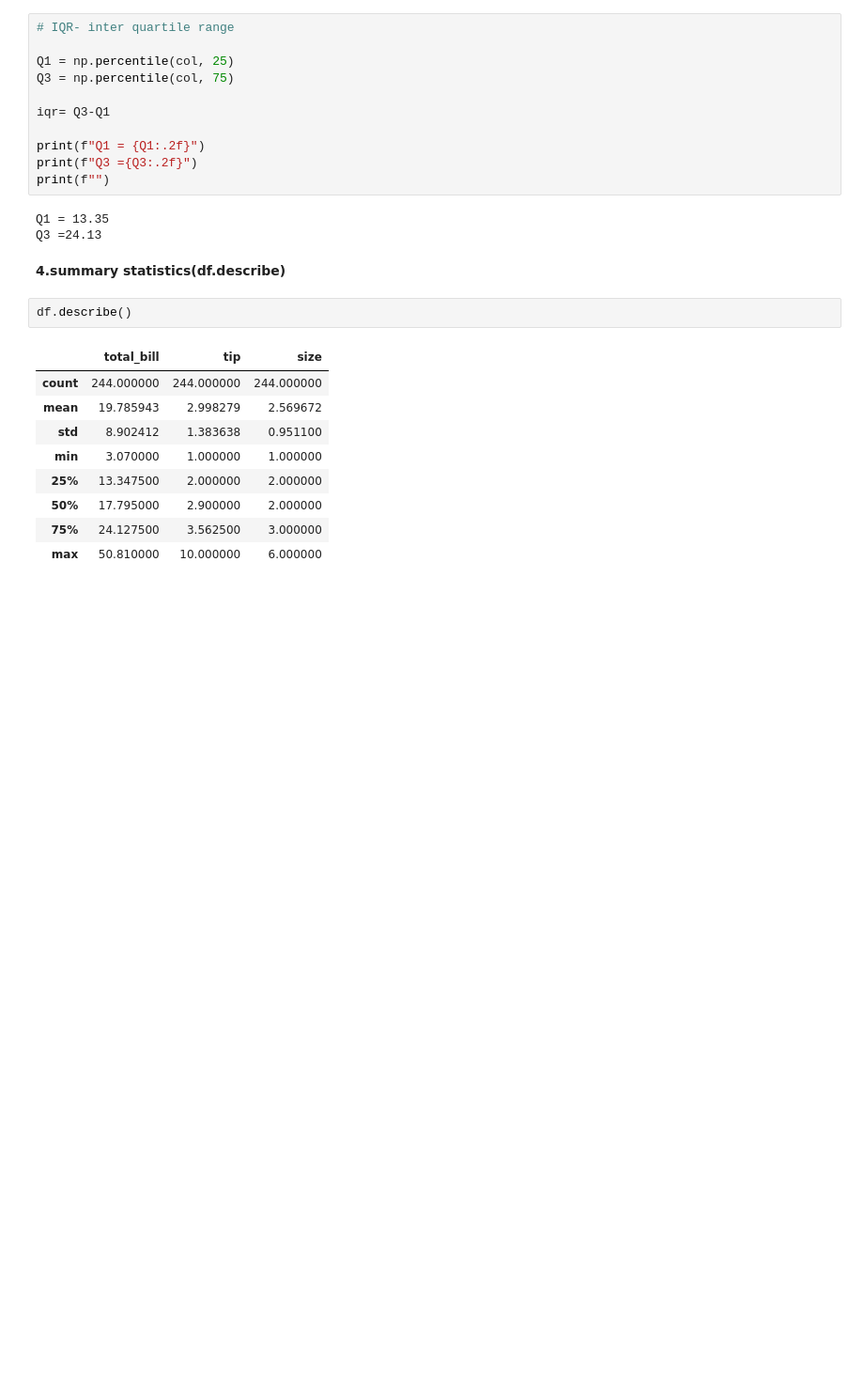
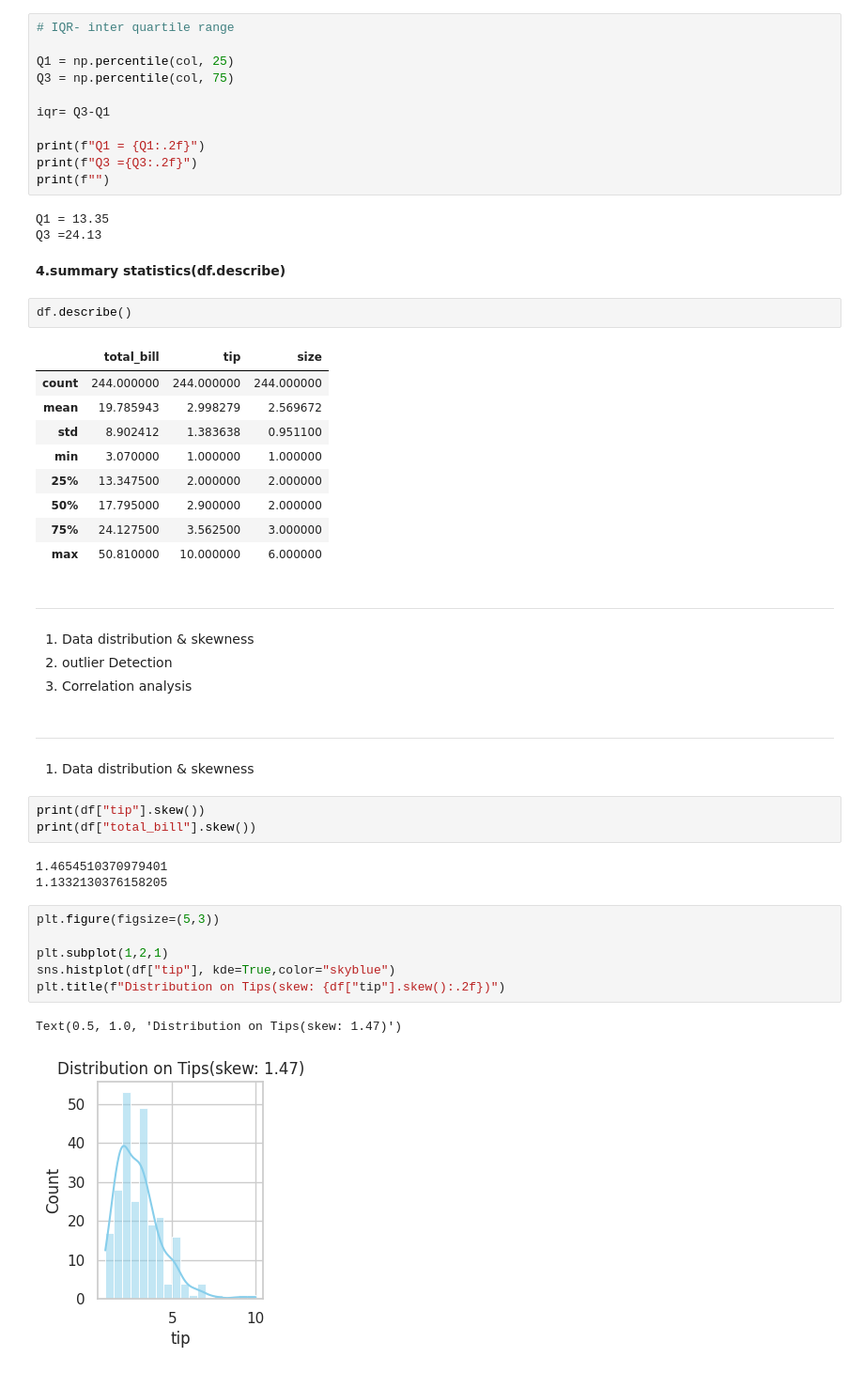
Before and after one commit to NishmthaM/statistics_in_ml, a Jupyter notebook: statistics_in_ml.ipynb, the cells around one changed output. Shown at 94% size. Cells and saved outputs as stored; diff of their text form; blank space fills up the shorter version.

```diff
--- a/statistics_in_ml.ipynb
+++ b/statistics_in_ml.ipynb
@@ -207,3 +207,34 @@ df.describe()
 | 50% | 17.795000 | 2.900000 | 2.000000 |
 | 75% | 24.127500 | 3.562500 | 3.000000 |
 | max | 50.810000 | 10.000000 | 6.000000 |
+# %% [markdown]
+
+
+---
+# %% [markdown]
+
+
+1.   Data distribution & skewness
+2.   outlier Detection
+3.   Correlation analysis
+# %% [markdown]
+
+
+---
+# %% [markdown]
+1. Data distribution & skewness
+# %%
+print(df["tip"].skew())
+print(df["total_bill"].skew())
+# %% [output]
+1.4654510370979401
+1.1332130376158205
+# %%
+plt.figure(figsize=(5,3))
+
+plt.subplot(1,2,1)
+sns.histplot(df["tip"], kde=True,color="skyblue")
+plt.title(f"Distribution on Tips(skew: {df["tip"].skew():.2f})")
+# %% [output]
+Text(0.5, 1.0, 'Distribution on Tips(skew: 1.47)')
+[figure, added]
```
Also changed, not shown: parts of 1 cell of this notebook.
